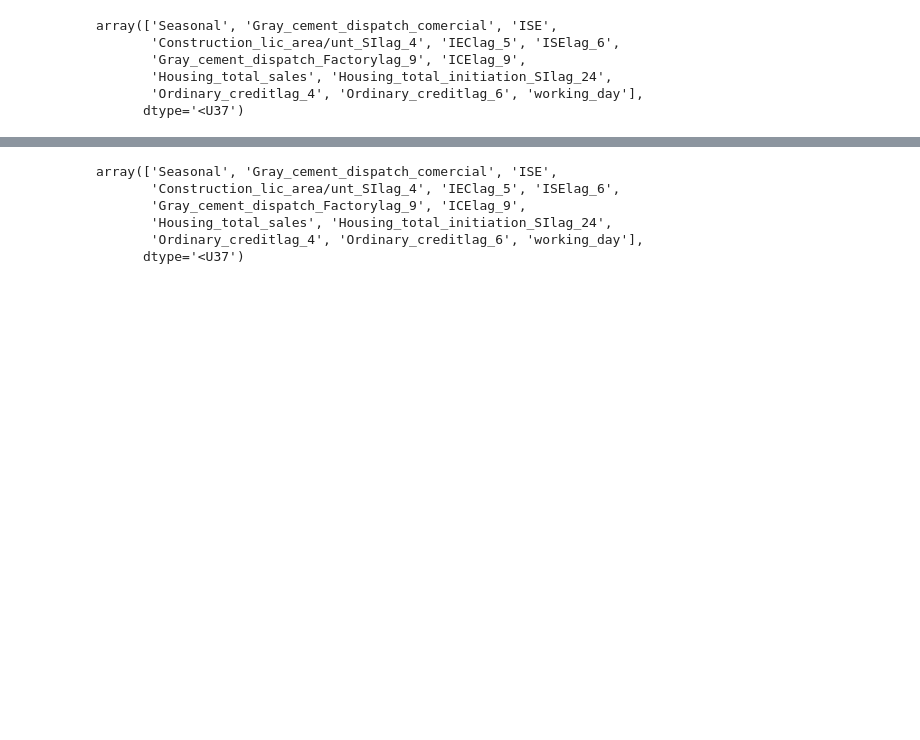
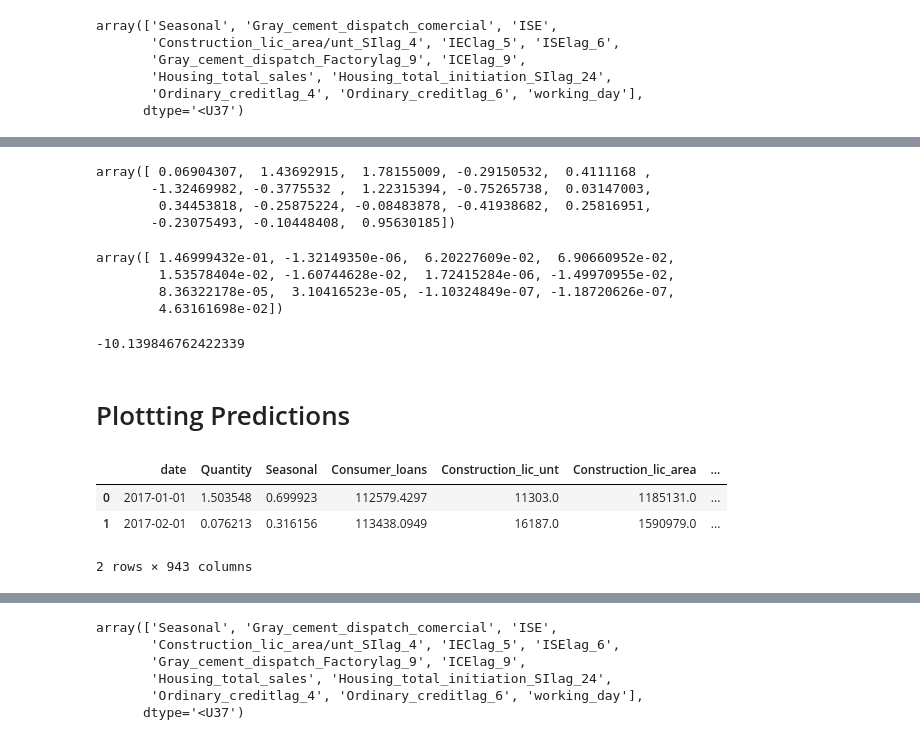
Before and after one commit to JF11579/Adelphi, a Jupyter notebook: Colab_4_Joe_Sandbox.ipynb, the cells around one changed output, grey strips where cells are left out. Saved outputs shown, nothing was run; the diff lists cells and outputs as text; code cells hidden in the pictures; blank space fills up the shorter version.

```diff
--- a/Colab_4_Joe_Sandbox.ipynb
+++ b/Colab_4_Joe_Sandbox.ipynb
@@ -420,0 +424,18 @@ array(['Seasonal', 'Gray_cement_dispatch_comercial', 'ISE',
+# %%
+y_pred
+# %% [output]
+array([ 0.06904307,  1.43692915,  1.78155009, -0.29150532,  0.4111168 ,
+       -1.32469982, -0.3775532 ,  1.22315394, -0.75265738,  0.03147003,
+        0.34453818, -0.25875224, -0.08483878, -0.41938682,  0.25816951,
+       -0.23075493, -0.10448408,  0.95630185])
+# %%
+coef
+# %% [output]
+array([ 1.46999432e-01, -1.32149350e-06,  6.20227609e-02,  6.90660952e-02,
+        1.53578404e-02, -1.60744628e-02,  1.72415284e-06, -1.49970955e-02,
+        8.36322178e-05,  3.10416523e-05, -1.10324849e-07, -1.18720626e-07,
+        4.63161698e-02])
+# %%
+intercept
+# %% [output]
+-10.139846762422339
@@ -420,0 +444,10 @@ array(['Seasonal', 'Gray_cement_dispatch_comercial', 'ISE',
+# %% [markdown]
+# Plottting Predictions
+# %%
+data= pd.read_csv('/content/drive/MyDrive/Porcelana_OP_adelphi_2021_SCALED.csv')
+data.head(2)
+# %% [output]
+|  | date | Quantity | Seasonal | Consumer_loans | Construction_lic_unt | Construction_lic_area | ... |
+| 0 | 2017-01-01 | 1.503548 | 0.699923 | 112579.4297 | 11303.0 | 1185131.0 | ... |
+| 1 | 2017-02-01 | 0.076213 | 0.316156 | 113438.0949 | 16187.0 | 1590979.0 | ... |
+2 rows × 943 columns
```
Also changed, not shown: parts of 41 cells of this notebook.
